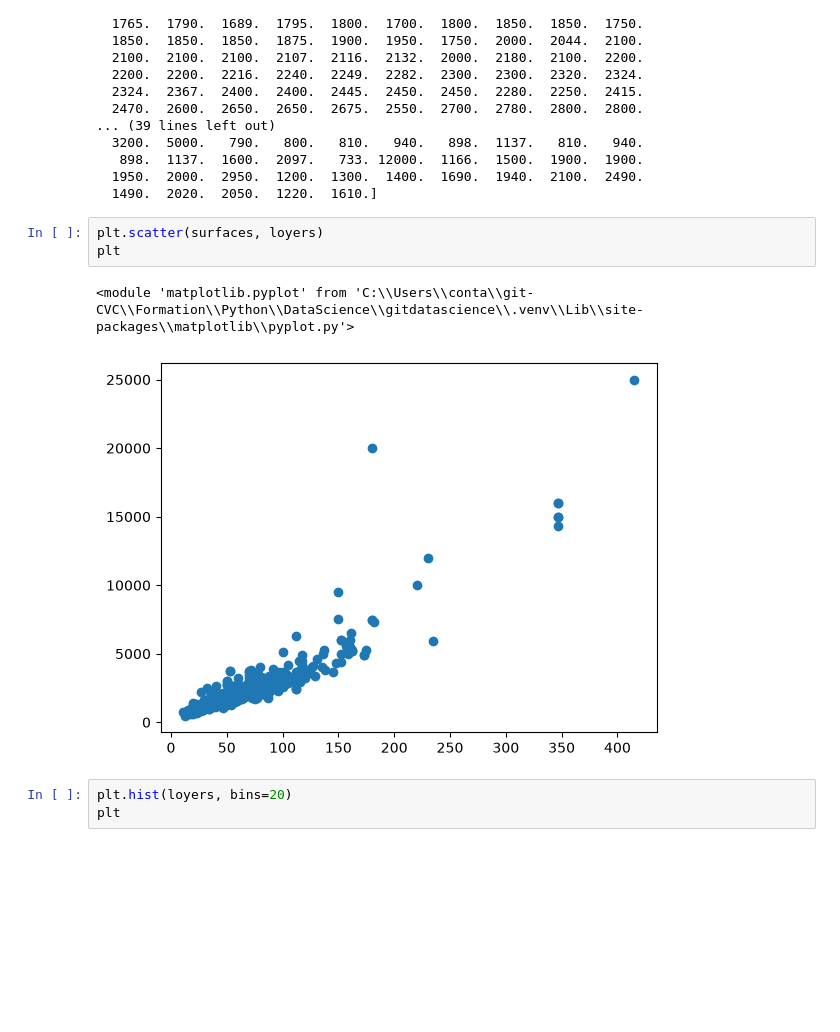
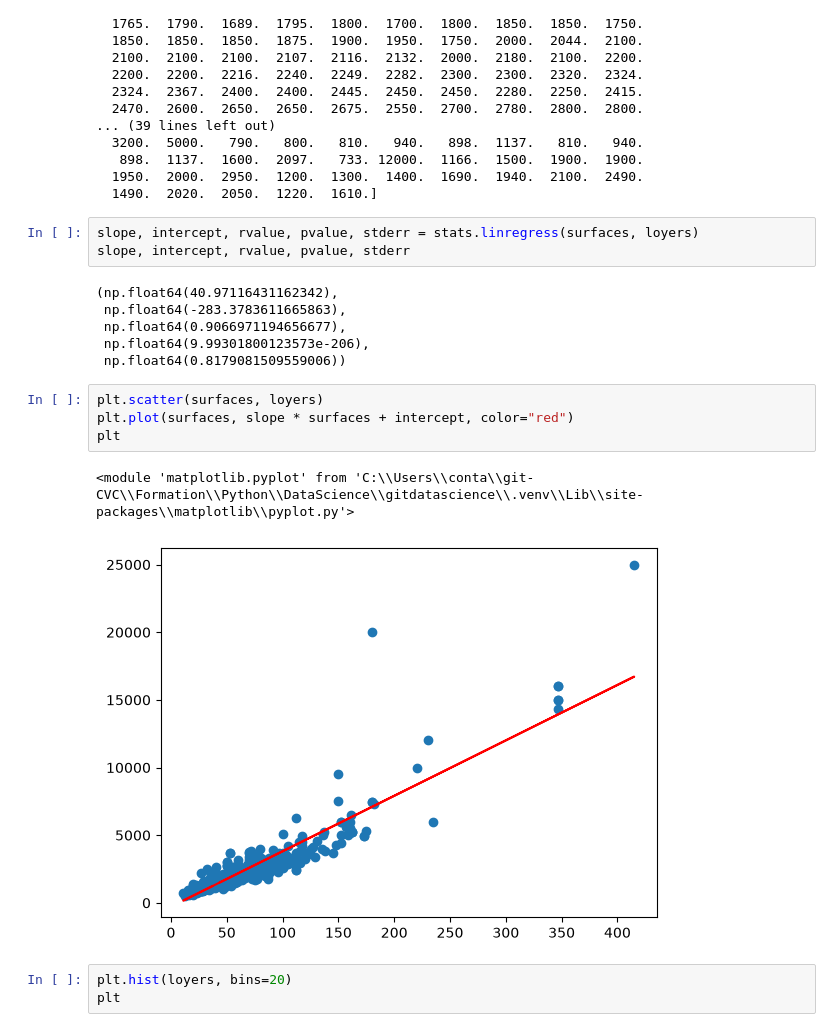
Before and after one commit to cyrilvincent/datascience, a Jupyter notebook: tp_house.ipynb, the cells around one changed output. Cells and saved outputs as stored; diff of their text form; blank space fills up the shorter version.

```diff
--- a/tp_house.ipynb
+++ b/tp_house.ipynb
@@ -52,12 +53,22 @@ print(loyers)
    898.  1137.  1600.  2097.   733. 12000.  1166.  1500.  1900.  1900.
   1950.  2000.  2950.  1200.  1300.  1400.  1690.  1940.  2100.  2490.
   1490.  2020.  2050.  1220.  1610.]
+# %%
+slope, intercept, rvalue, pvalue, stderr = stats.linregress(surfaces, loyers)
+slope, intercept, rvalue, pvalue, stderr
+# %% [output]
+(np.float64(40.97116431162342),
+ np.float64(-283.3783611665863),
+ np.float64(0.9066971194656677),
+ np.float64(9.99301800123573e-206),
+ np.float64(0.8179081509559006))
 # %%
 plt.scatter(surfaces, loyers)
+plt.plot(surfaces, slope * surfaces + intercept, color="red")
 plt
 # %% [output]
 <module 'matplotlib.pyplot' from 'C:\\Users\\conta\\git-CVC\\Formation\\Python\\DataScience\\gitdatascience\\.venv\\Lib\\site-packages\\matplotlib\\pyplot.py'>
-[figure, old version]
+[figure, new version]
 # %%
 plt.hist(loyers, bins=20)
 plt
```
Also changed, not shown: parts of 1 cell of this notebook.
